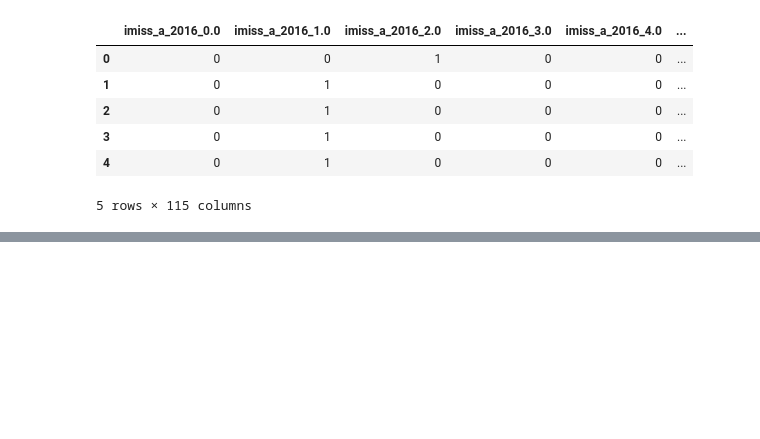
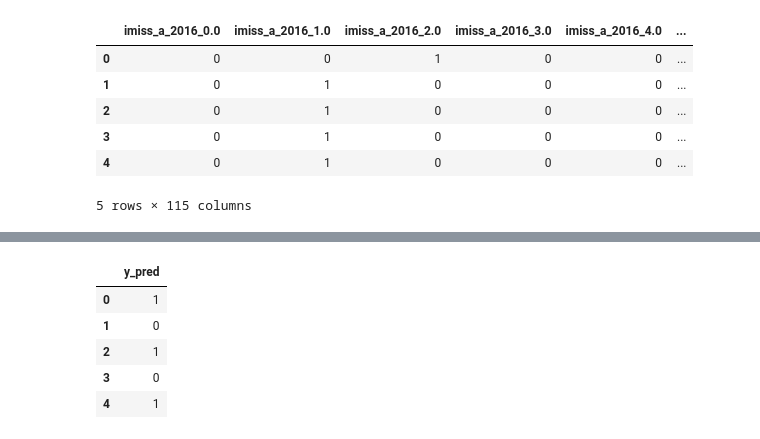
Before and after one commit to ali0003433/predict-by-issue-prioritization, a Jupyter notebook: clean-and-feature-eng.ipynb, the cells around one changed output, grey strips where cells are left out. Cells and saved outputs as stored; diff of their text form; code cells hidden in the pictures; blank space fills up the shorter version.

```diff
--- a/clean-and-feature-eng.ipynb
+++ b/clean-and-feature-eng.ipynb
@@ -76,0 +125,9 @@ df_predictors.head()
+# %%
+dataset.head()
+# %% [output]
+|  | y_pred |
+| 0 | 1 |
+| 1 | 0 |
+| 2 | 1 |
+| 3 | 0 |
+| 4 | 1 |
```
Also changed, not shown: parts of 20 cells of this notebook.
